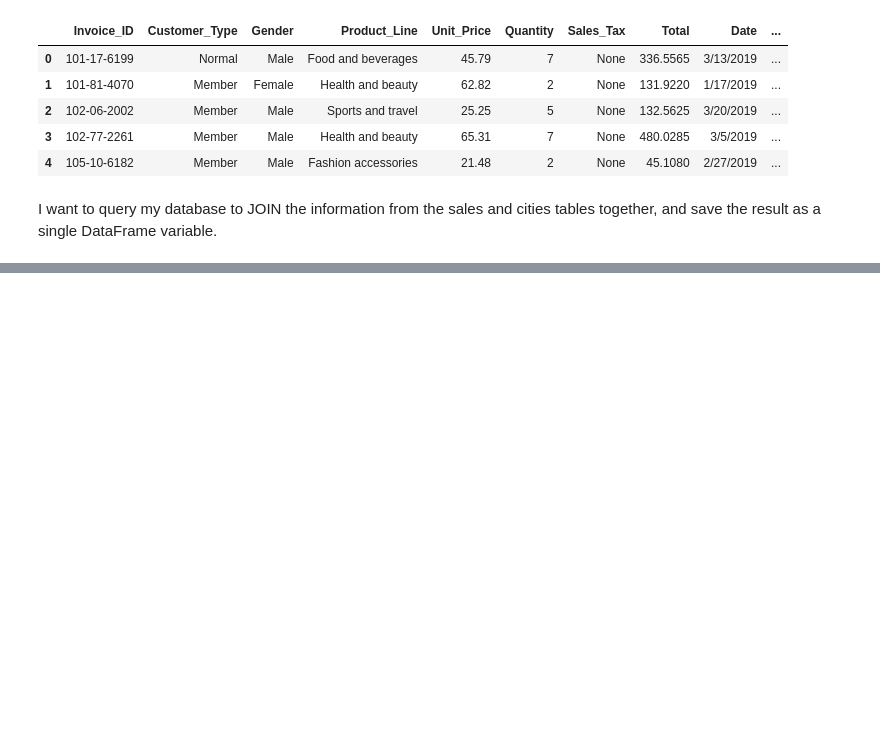
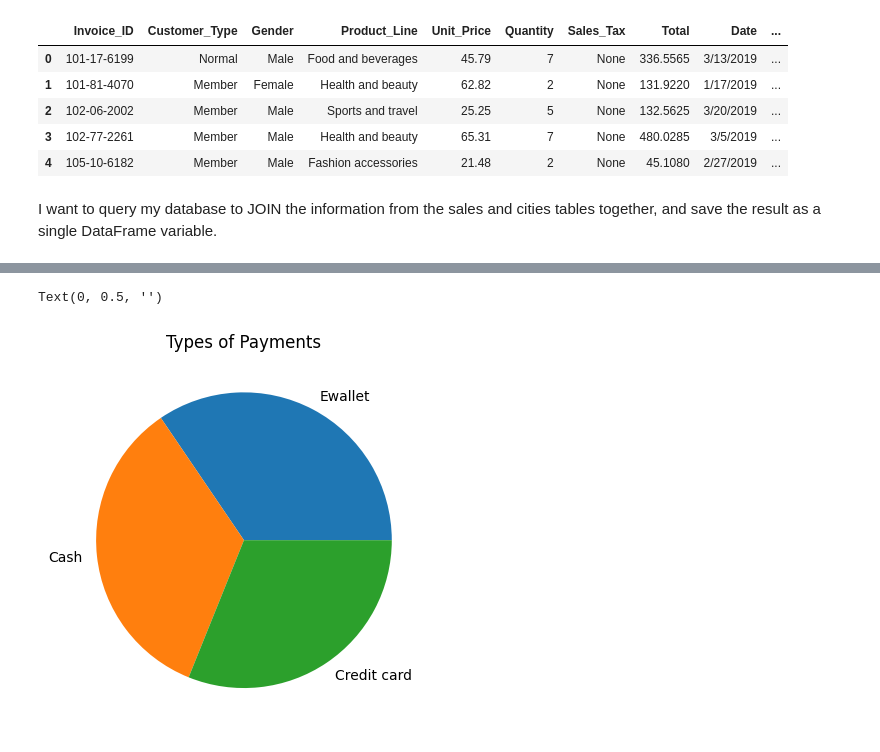
Before and after one commit to LaToya-Burt/ExploratoryDataAnalysis1, a Jupyter notebook: eda.ipynb, the cells around one changed output, grey strips where cells are left out. Cells and saved outputs as stored; diff of their text form; code cells hidden in the pictures; blank space fills up the shorter version.

```diff
--- a/eda.ipynb
+++ b/eda.ipynb
@@ -24,0 +137,8 @@ remote_df.head()
+# %%
+payment_types=joined_df["Payment"].value_counts()
+payment_types.plot.pie();
+plt.title("Types of Payments")
+plt.ylabel("")
+# %% [output]
+Text(0, 0.5, '')
+[figure, added]
```
Also changed, not shown: parts of 12 cells of this notebook.
